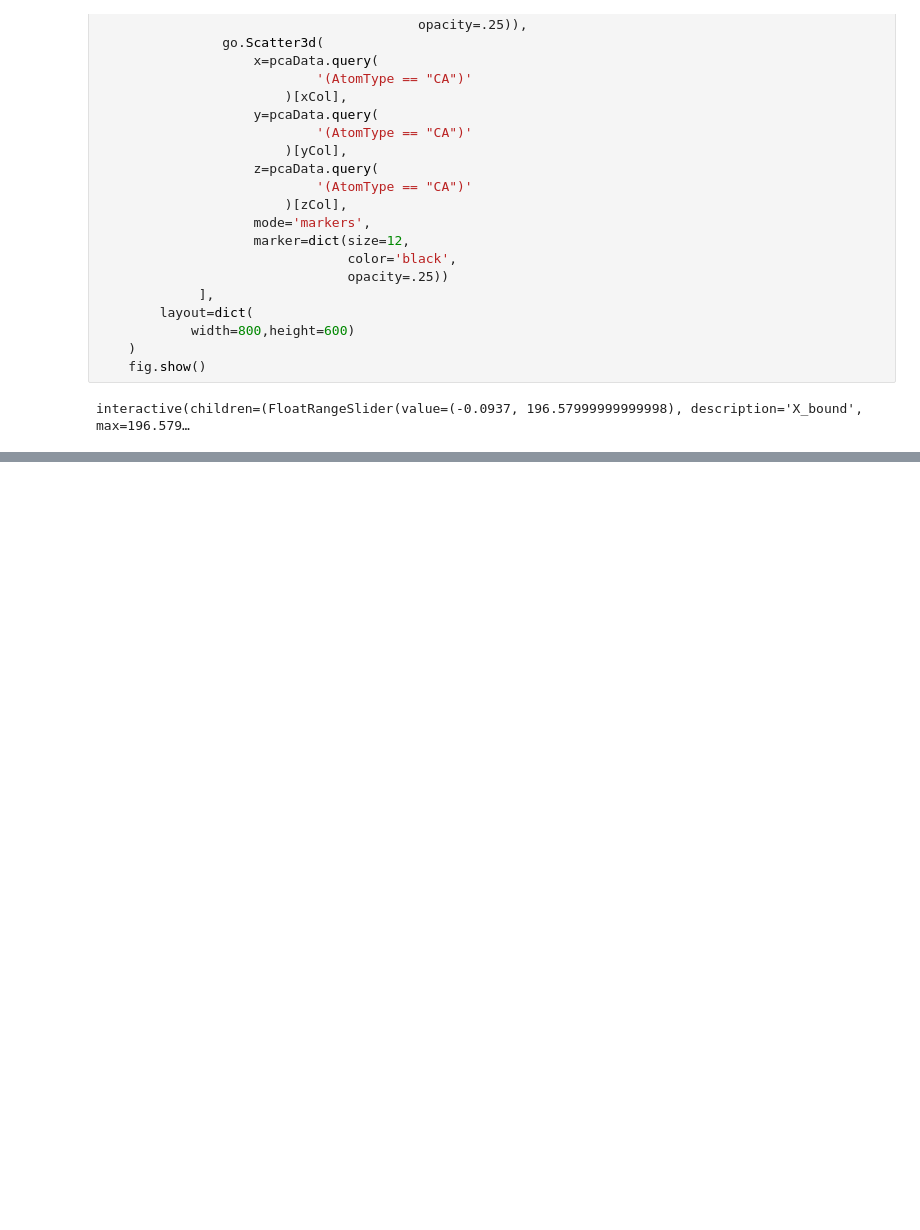
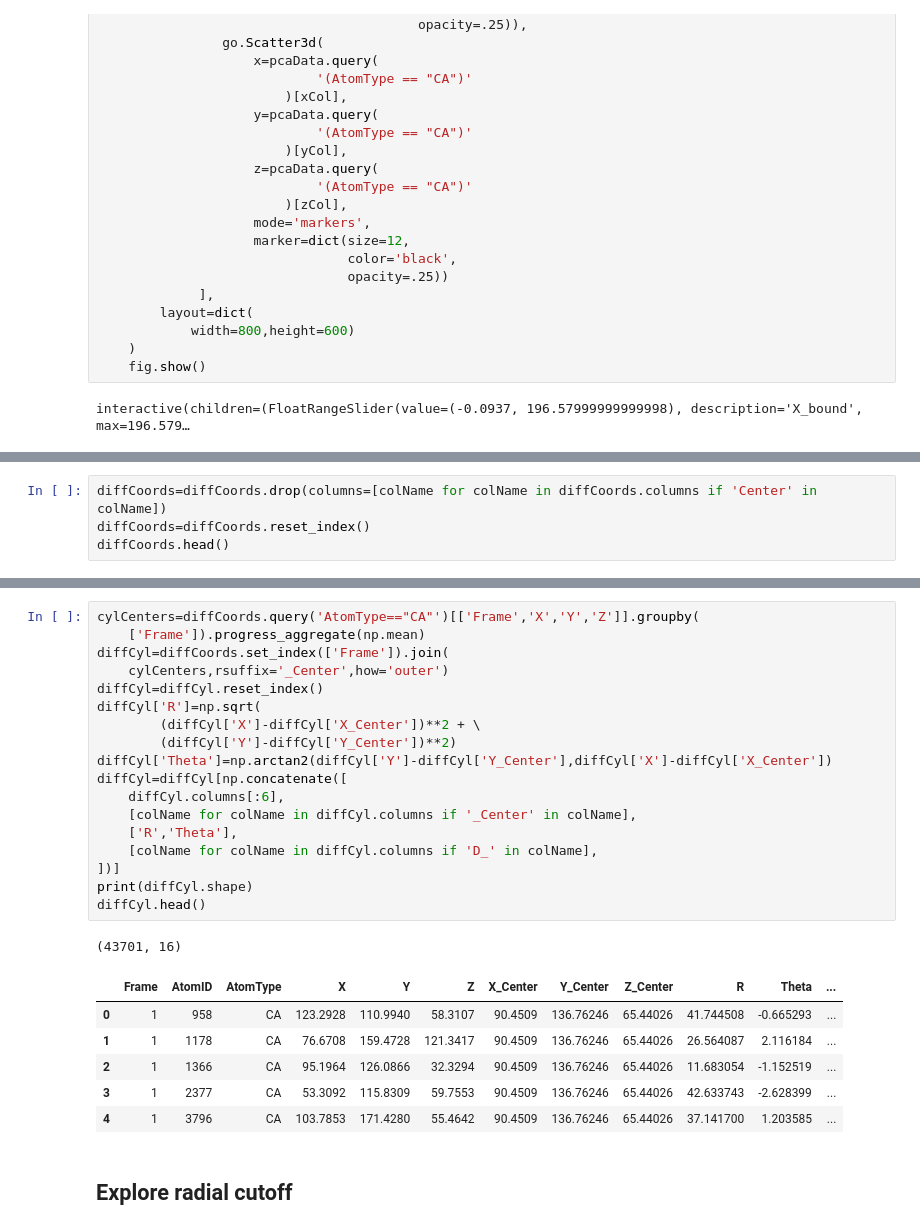
Before and after one commit to wesleymsmith/Piezo_Milestoning, a Jupyter notebook: Milestoning_Setup_Visualization.ipynb, the cells around one changed output, grey strips where cells are left out. Saved outputs shown, nothing was run; the diff lists cells and outputs as text; blank space fills up the shorter version.

```diff
--- a/Milestoning_Setup_Visualization.ipynb
+++ b/Milestoning_Setup_Visualization.ipynb
@@ -566,0 +581,4 @@ interactive(children=(FloatRangeSlider(value=(-0.0937, 196.57999999999998), desc
+# %%
+diffCoords=diffCoords.drop(columns=[colName for colName in diffCoords.columns if 'Center' in colName])
+diffCoords=diffCoords.reset_index()
+diffCoords.head()
@@ -566,0 +592,28 @@ interactive(children=(FloatRangeSlider(value=(-0.0937, 196.57999999999998), desc
+# %%
+cylCenters=diffCoords.query('AtomType=="CA"')[['Frame','X','Y','Z']].groupby(
+    ['Frame']).progress_aggregate(np.mean)
+diffCyl=diffCoords.set_index(['Frame']).join(
+    cylCenters,rsuffix='_Center',how='outer')
+diffCyl=diffCyl.reset_index()
+diffCyl['R']=np.sqrt(
+        (diffCyl['X']-diffCyl['X_Center'])**2 + \
+        (diffCyl['Y']-diffCyl['Y_Center'])**2)
+diffCyl['Theta']=np.arctan2(diffCyl['Y']-diffCyl['Y_Center'],diffCyl['X']-diffCyl['X_Center'])
+diffCyl=diffCyl[np.concatenate([
+    diffCyl.columns[:6],
+    [colName for colName in diffCyl.columns if '_Center' in colName],
+    ['R','Theta'],
+    [colName for colName in diffCyl.columns if 'D_' in colName],
+])]
+print(diffCyl.shape)
+diffCyl.head()
+# %% [output]
+(43701, 16)
+|  | Frame | AtomID | AtomType | X | Y | Z | X_Center | Y_Center | Z_Center | R | Theta | ... |
+| 0 | 1 | 958 | CA | 123.2928 | 110.9940 | 58.3107 | 90.4509 | 136.76246 | 65.44026 | 41.744508 | -0.665293 | ... |
+| 1 | 1 | 1178 | CA | 76.6708 | 159.4728 | 121.3417 | 90.4509 | 136.76246 | 65.44026 | 26.564087 | 2.116184 | ... |
+| 2 | 1 | 1366 | CA | 95.1964 | 126.0866 | 32.3294 | 90.4509 | 136.76246 | 65.44026 | 11.683054 | -1.152519 | ... |
+| 3 | 1 | 2377 | CA | 53.3092 | 115.8309 | 59.7553 | 90.4509 | 136.76246 | 65.44026 | 42.633743 | -2.628399 | ... |
+| 4 | 1 | 3796 | CA | 103.7853 | 171.4280 | 55.4642 | 90.4509 | 136.76246 | 65.44026 | 37.141700 | 1.203585 | ... |
+# %% [markdown]
+## Explore radial cutoff
```
Also changed, not shown: parts of 5 cells of this notebook.
